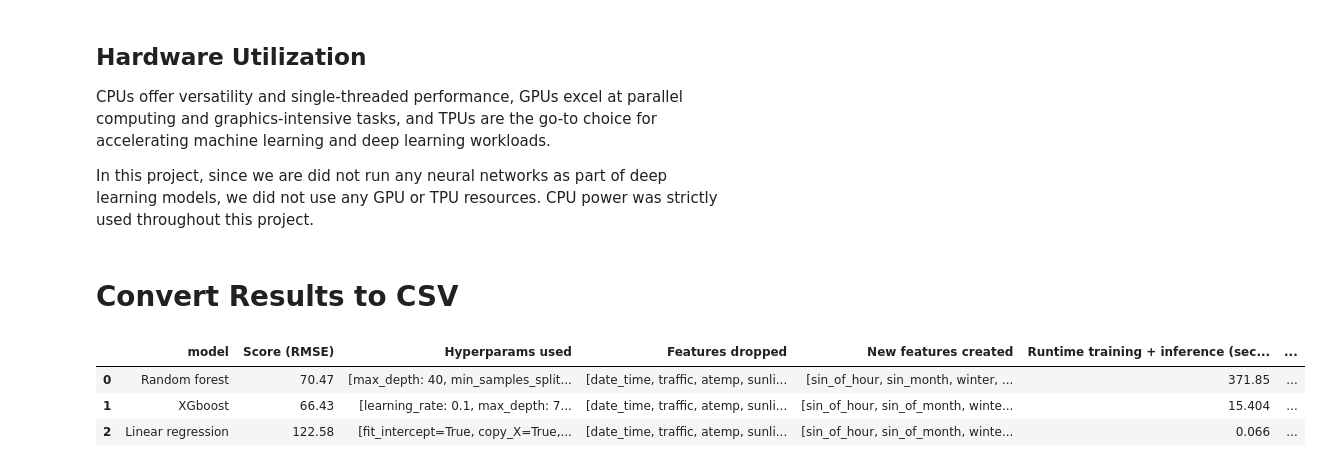
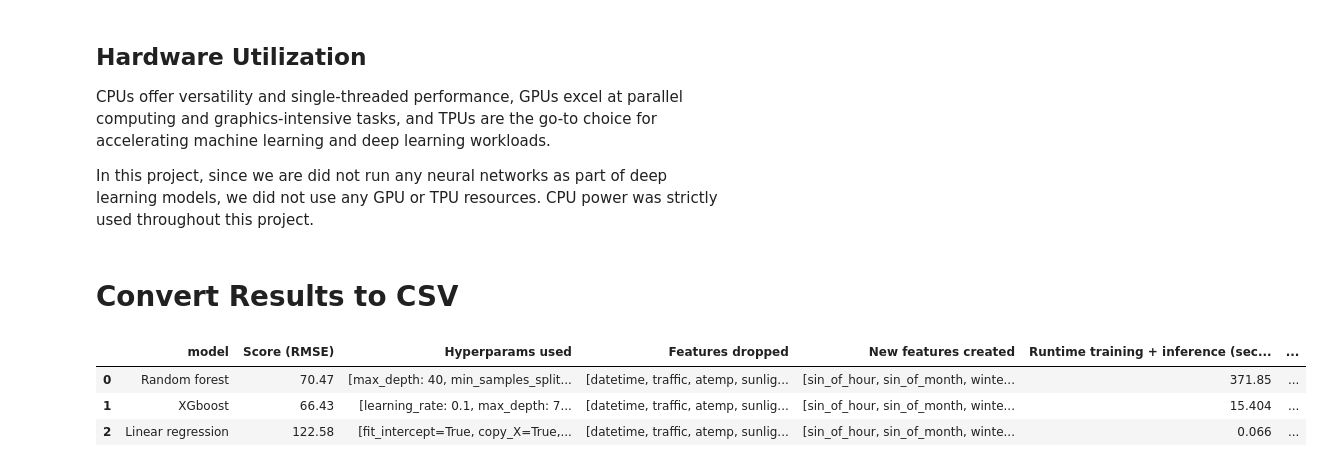
Before and after one commit to ronsegev98/Assignment_1_Group5, a Jupyter notebook: Assignment_1_Group5.ipynb, the cells around one changed output. Cells and saved outputs as stored; diff of their text form; code cells hidden in the pictures.

```diff
--- a/Assignment_1_Group5.ipynb
+++ b/Assignment_1_Group5.ipynb
@@ -1148,39 +1103,37 @@ In this project, since we are did not run any neural networks as part of deep le
 # %% [markdown]
 # Convert Results to CSV
 # %%
-# Keep keys the same, and replace values according to your results and the specified type
-
 #train runtimes
 {'Random forest': 371.4962091445923,
  'XGboost': 15.377435445785522,
  'Linear regression': 0.05548095703125}
 
 #test runtimes
 {'Random forest': 0.3693373203277588,
  'XGboost': 0.034833431243896484,
  'Linear regression': 0.011063098907470703}
 
 Random_forest_time = 371.49 + 0.36
 XGboost_time = 15.37 + 0.034
 Linear_regression_time = 0.055 + 0.011
 
 results = {'model': ['Random forest', 'XGboost', 'Linear regression'],
            'Score (RMSE)': ['70.47', '66.43', '122.58'],
            'Hyperparams used': [['max_depth: 40', 'min_samples_split: 4', 'n_estimators: 400'], ['learning_rate: 0.1', 'max_depth: 7', 'n_estimators: 100'], ['fit_intercept=True', 'copy_X=True', 'n_jobs=None', 'positive=False']],
-           'Features dropped': [['date_time', 'traffic', 'atemp', 'sunlight', 'season', 'weather','spring', 'summer', 'Heavy_Rain'], ['date_time', 'traffic', 'atemp', 'sunlight', 'season', 'weather','fall', 'winter', 'Heavy_Rain'], ['date_time', 'traffic', 'atemp', 'sunlight', 'season', 'weather','windspeed', 'holiday', 'workingday','windspeed', 'holiday', 'workingday']],
-           'New features created': [['sin_of_hour', 'sin_month', 'winter', 'spring', 'summer', 'fall', 'clear_weather', 'cloudy', 'light_snow', 'heavy_rain'], ['sin_of_hour', 'sin_of_month', 'winter', 'spring', 'summer', 'fall', 'clear_weather', 'cloudy', 'light_snow', 'heavy_rain'], ['sin_of_hour', 'sin_of_month', 'winter', 'spring', 'summer', 'fall', 'clear_weather', 'cloudy', 'light_snow', 'heavy_rain']],
+           'Features dropped': [['datetime', 'traffic', 'atemp', 'sunlight', 'season', 'weather','spring', 'summer', 'Heavy_Rain'], ['datetime', 'traffic', 'atemp', 'sunlight', 'season', 'weather','fall', 'winter', 'Heavy_Rain'], ['datetime', 'traffic', 'atemp', 'sunlight', 'season', 'weather','windspeed', 'holiday', 'workingday']],
+           'New features created': [['sin_of_hour', 'sin_of_month', 'winter', 'spring', 'summer', 'fall', 'Clear_Weather', 'Cloudy', 'Light_Snow', 'Heavy_Rain'], ['sin_of_hour', 'sin_of_month', 'winter', 'spring', 'summer', 'fall', 'Clear_Weather', 'Cloudy', 'Light_Snow', 'Heavy_Rain'], ['sin_of_hour', 'sin_of_month', 'winter', 'spring', 'summer', 'fall', 'Clear_Weather', 'Cloudy', 'Light_Snow', 'Heavy_Rain']],
            'Runtime training + inference (seconds)': [f'{Random_forest_time}', f'{XGboost_time}', f'{Linear_regression_time}'],
            'Hardware used (GPU/CPU/TPU)': ['CPU', 'CPU', 'CPU'],
-           'Explainability (top 3 features)': [['pollution', 'temp', 'sin_of_hour'], ['workingday', 'Light_snow', 'sin_of_hour'], ['Light_Snow', 'Cloudy', 'Clear_Weather']]
+           'Explainability (top 3 features)': [['pollution', 'temp', 'sin_of_hour'], ['workingday', 'Light_Snow', 'sin_of_hour'], ['Light_Snow', 'Cloudy', 'Clear_Weather']]
            }
 
 df = pd.DataFrame(results)
 df
 # %% [output]
 |  | model | Score (RMSE) | Hyperparams used | Features dropped | New features created | Runtime training + inference (sec... | ... |
-| 0 | Random forest | 70.47 | [max_depth: 40, min_samples_split... | [date_time, traffic, atemp, sunli... | [sin_of_hour, sin_month, winter, ... | 371.85 | ... |
-| 1 | XGboost | 66.43 | [learning_rate: 0.1, max_depth: 7... | [date_time, traffic, atemp, sunli... | [sin_of_hour, sin_of_month, winte... | 15.404 | ... |
-| 2 | Linear regression | 122.58 | [fit_intercept=True, copy_X=True,... | [date_time, traffic, atemp, sunli... | [sin_of_hour, sin_of_month, winte... | 0.066 | ... |
+| 0 | Random forest | 70.47 | [max_depth: 40, min_samples_split... | [datetime, traffic, atemp, sunlig... | [sin_of_hour, sin_of_month, winte... | 371.85 | ... |
+| 1 | XGboost | 66.43 | [learning_rate: 0.1, max_depth: 7... | [datetime, traffic, atemp, sunlig... | [sin_of_hour, sin_of_month, winte... | 15.404 | ... |
+| 2 | Linear regression | 122.58 | [fit_intercept=True, copy_X=True,... | [datetime, traffic, atemp, sunlig... | [sin_of_hour, sin_of_month, winte... | 0.066 | ... |
 # %%
 import os
 df.to_csv(os.path.join(os.getcwd(), 'exercise1.csv'))
```
Also changed, not shown: parts of 23 cells of this notebook.
